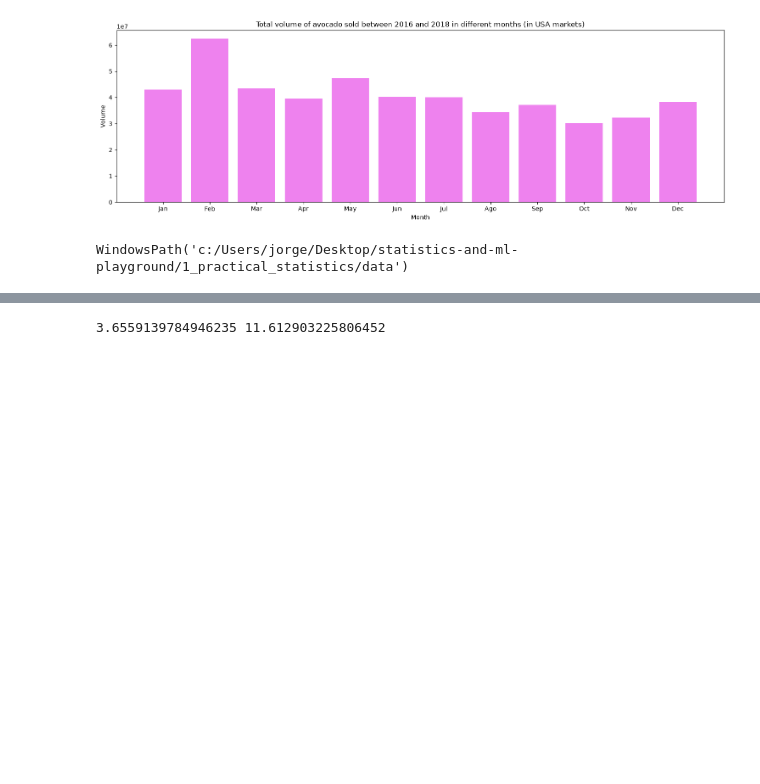
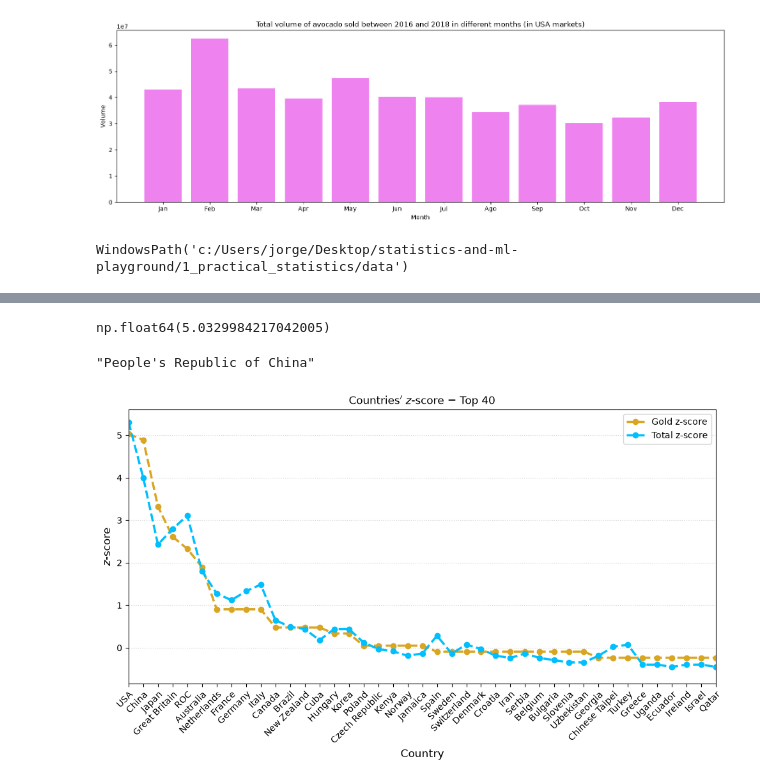
Before and after one commit to JorgeAcebes/statistics-and-ml-playground, a Jupyter notebook: 1_practical_statistics/notebooks/class_1.ipynb, the cells around one changed output, grey strips where cells are left out. Saved outputs shown, nothing was run; the diff lists cells and outputs as text; code cells hidden in the pictures; blank space fills up the shorter version.

Commit message:
class 1: Tables and DataFrames, Importing Data, Graphs, Trimmed mean

```diff
--- a/1_practical_statistics/notebooks/class_1.ipynb
+++ b/1_practical_statistics/notebooks/class_1.ipynb
@@ -154,13 +177,11 @@ medals = pd.read_csv(data_dir/'medals.csv')
 gold = medals['Gold Medal']
 tot = medals['Total']
 
-mean_gold = np.mean(gold)
-mean_tot = np.mean(tot)
 
-std_gold = np.std(gold)
-std_tot = np.std(tot)
+mean_gold = gold.mean()
+mean_tot = tot.mean()
 
+std_gold = gold.std()
+std_tot = tot.std()
 
-print(mean_gold, mean_tot)
+# I'm using gold.mean() instead of np.mean(gold) because Pandas already has an optimize method in C for computing the mean!
-# %% [output]
-3.6559139784946235 11.612903225806452
@@ -168,0 +188,50 @@ print('.')
+# %%
+# Now lets get the z-score
+z_gold = (gold-mean_gold) / std_gold
+z_tot = (tot - mean_tot) / std_tot
+
+z_gold.max()
+# %% [output]
+np.float64(5.0329984217042005)
+# %%
+medals['Country'][1]
+# %% [output]
+"People's Republic of China"
+# %%
+# Changing names on countries that are too long
+medals['Country'] = medals['Country'].replace({
+    "United States of America": 'USA',
+    "People's Republic of China": 'China',
+    'United Kingdom': 'UK',
+    'Republic of Korea': 'Korea',
+    'Islamic Republic of Iran': 'Iran'
+})
+
+
+country = medals['Country']
+
+# And a simple graph:
+
+fig, ax = plt.subplots(figsize=(10, 6))
+
+ax.plot(country, z_gold, color = 'goldenrod', lw = 2.5, ls='--', marker='.', markersize=12, label='Gold z-score')
+ax.plot(country, z_tot, color = 'deepskyblue', lw = 2.5, ls='--', marker='.', markersize=12, label='Total z-score')
+
+ax.set_xlabel(r'Country',  fontsize=12)
+ax.set_ylabel(r'$z$-score', fontsize = 12)
+
+
+# This is how you rotate the x-label
+ax.tick_params(axis='x', labelrotation=45)
+plt.setp(ax.get_xticklabels(), ha='right', rotation_mode='anchor')
+
+max_countries = 40
+
+ax.grid(axis='y', linestyle=':', alpha=0.6)
+ax.set_xlim(0, max_countries)
+ax.set_title(f'Countries$\'$ $z$-score $-$ Top {max_countries}')
+
+ax.legend(loc='upper right')
+plt.tight_layout()
+# %% [output]
+[figure, added]
```
Also changed, not shown: parts of 8 cells of this notebook.
